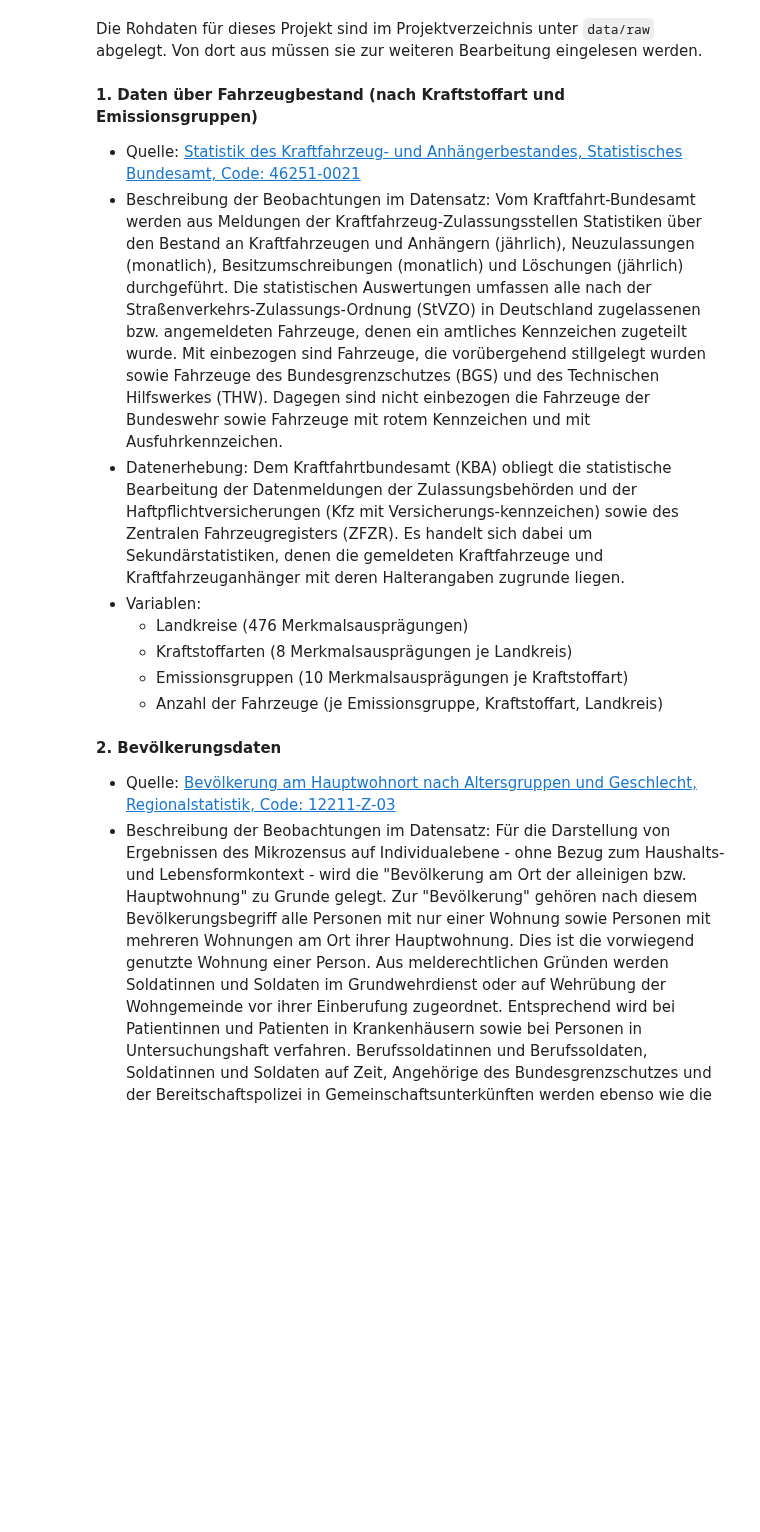
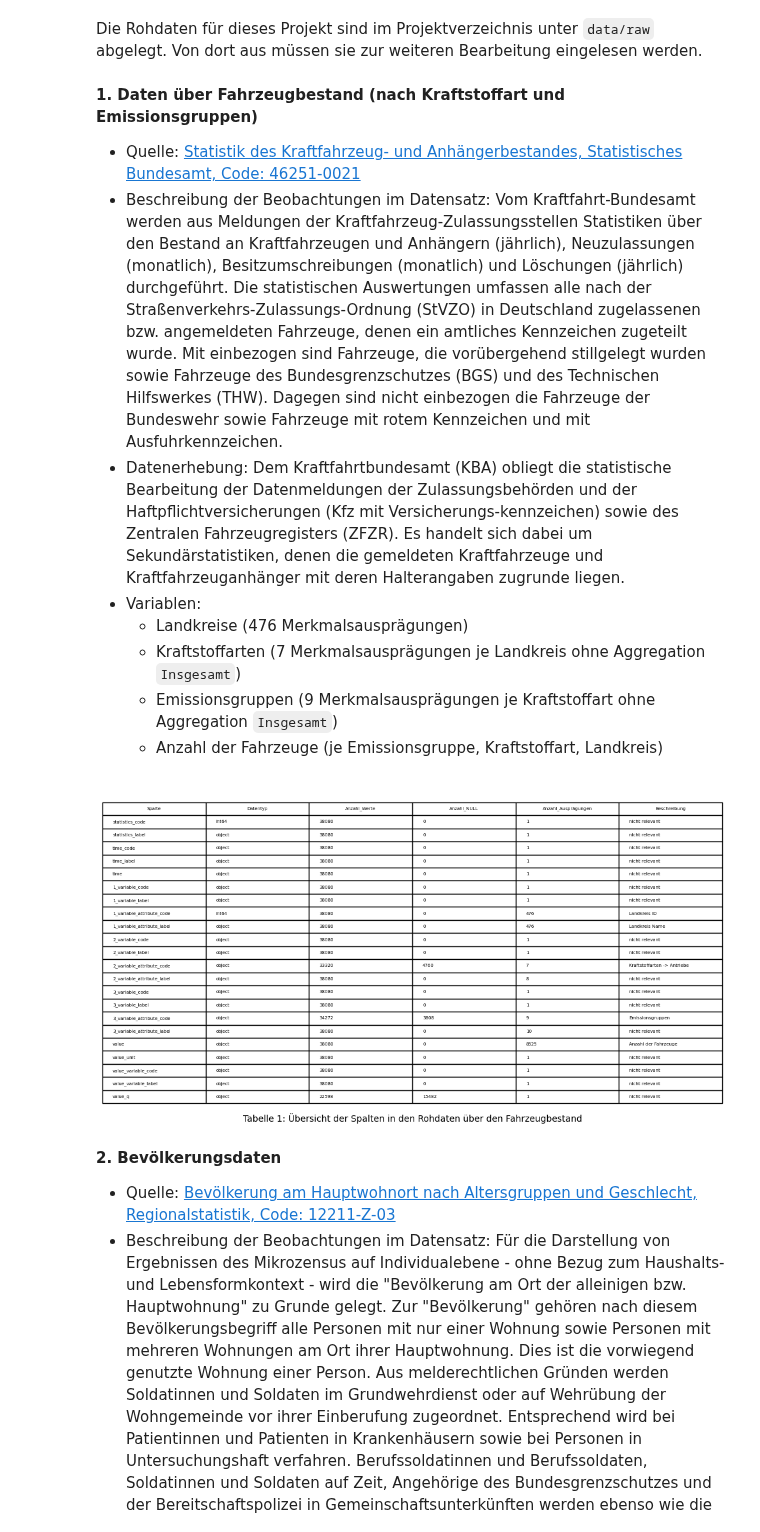
Before and after one commit to mn086/project, a Jupyter notebook: reports/report.ipynb, the cells around one changed output. Cells and saved outputs as stored; diff of their text form; code cells hidden in the pictures; blank space fills up the shorter version.

Commit message:
Modul data_preparation_utils angelegt um den report.ipynb effektiver aufzubauen.

```diff
--- a/reports/report.ipynb
+++ b/reports/report.ipynb
@@ -46,8 +43,3 @@ data_svu = 'AI013-3_flat.csv' # Straßenverkehrsunfälle
-# %%
-df_kfz = pd.read_csv(os.path.join(root_raw, data_kfz), sep=";", decimal='.') # Fahrzeugbestand
-df_pop = pd.read_csv(os.path.join(root_raw, data_pop), sep=";", decimal='.', encoding='ISO-8859-1') # Bevölkerungsdaten
-df_vee = pd.read_csv(os.path.join(root_raw, data_vee), sep=";", decimal='.', encoding='ISO-8859-1') # Einkommen
-df_svu = pd.read_csv(os.path.join(root_raw, data_svu), sep=";", decimal='.', encoding='ISO-8859-1') # Straßenverkehrsunfälle
 # %% [markdown]
 **1. Daten über Fahrzeugbestand (nach Kraftstoffart und Emissionsgruppen)**
 - Quelle: [Statistik des Kraftfahrzeug- und Anhängerbestandes, Statistisches Bundesamt, Code: 46251-0021](https://www-genesis.destatis.de/genesis/online/data)
@@ -55,9 +47,13 @@ df_svu = pd.read_csv(os.path.join(root_raw, data_svu), sep=";", decimal='.', enc
 - Datenerhebung: Dem Kraftfahrtbundesamt (KBA) obliegt die statistische Bearbeitung der Datenmeldungen der Zulassungsbehörden und der Haftpflichtversicherungen (Kfz mit Versicherungs-kennzeichen) sowie des Zentralen Fahrzeugregisters (ZFZR). Es handelt sich dabei um Sekundärstatistiken, denen die gemeldeten Kraftfahrzeuge und Kraftfahrzeuganhänger mit deren Halterangaben zugrunde liegen.
 - Variablen:
     - Landkreise (476 Merkmalsausprägungen)
-    - Kraftstoffarten (8 Merkmalsausprägungen je Landkreis)
-    - Emissionsgruppen (10 Merkmalsausprägungen je Kraftstoffart)
+    - Kraftstoffarten (7 Merkmalsausprägungen je Landkreis ohne Aggregation `Insgesamt`)
+    - Emissionsgruppen (9 Merkmalsausprägungen je Kraftstoffart ohne Aggregation `Insgesamt`)
     - Anzahl der Fahrzeuge (je Emissionsgruppe, Kraftstoffart, Landkreis)
+# %%
+create_info_figure(df_kfz, 'Tabelle 1: Übersicht der Spalten in den Rohdaten über den Fahrzeugbestand')
+# %% [output]
+[figure, added]
 # %% [markdown]
 **2. Bevölkerungsdaten**
 - Quelle: [Bevölkerung am Hauptwohnort nach Altersgruppen und Geschlecht, Regionalstatistik, Code: 12211-Z-03](https://www.regionalstatistik.de/genesis/online/)
```
Also changed, not shown: parts of 3 cells of this notebook, 2 other files.
